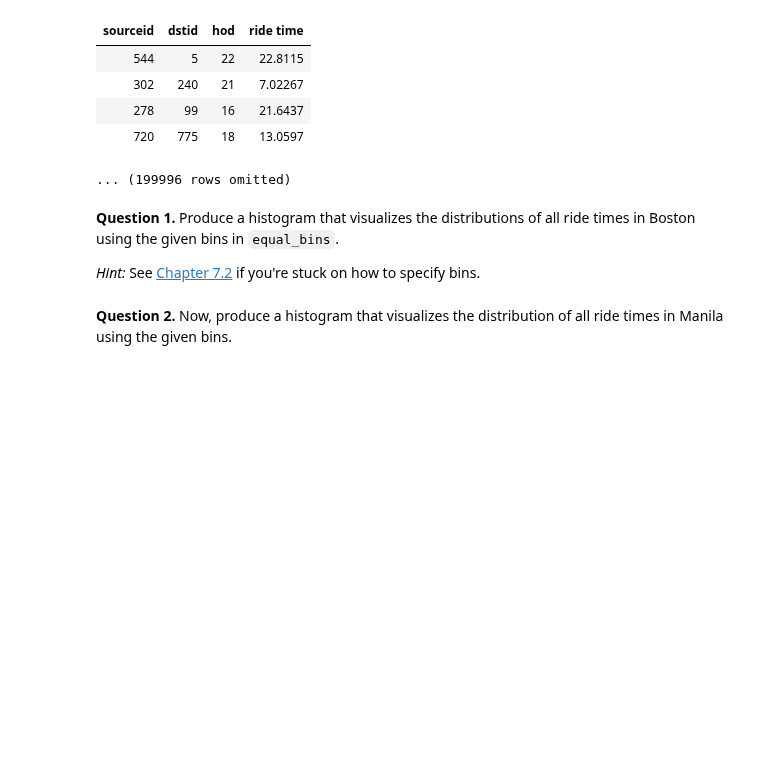
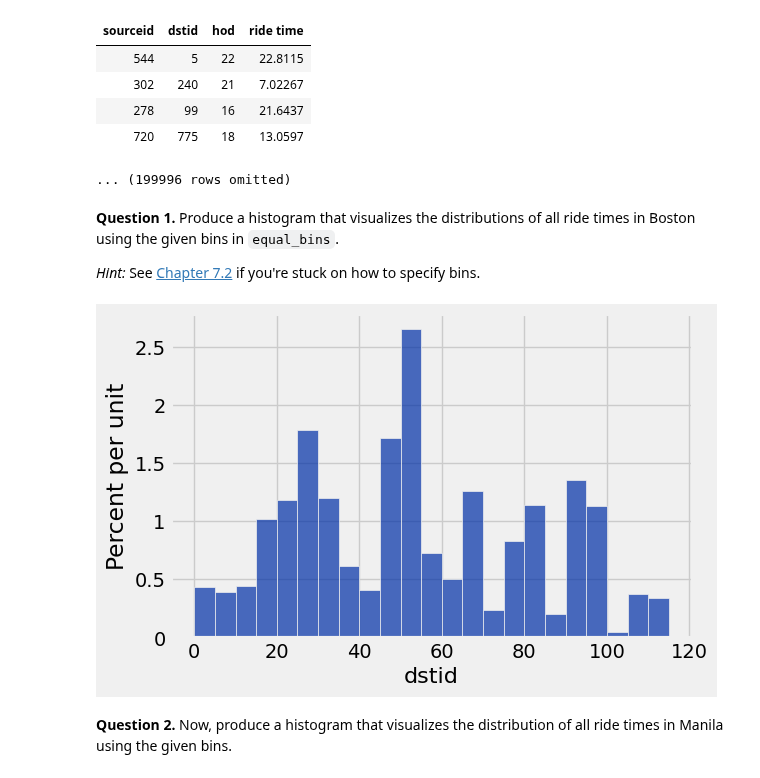
Before and after one commit to bwinterstein/Intro-Data, a Jupyter notebook: Homework/hw03.ipynb, the cells around one changed output. Drawn from its saved outputs; the diff is of its cells as text; code cells hidden in the pictures; blank space fills up the shorter version.

```diff
--- a/Homework/hw03.ipynb
+++ b/Homework/hw03.ipynb
@@ -349,7 +349,9 @@ Manila Table
 *Hint:* See [Chapter 7.2](https://inferentialthinking.com/chapters/07/2/Visualizing_Numerical_Distributions.html) if you're stuck on how to specify bins.
 # %%
 equal_bins = np.arange(0, 120, 5)
-...
+boston.hist("dstid", bins = equal_bins)
+# %% [output]
+[figure, added]
 # %% [markdown]
 <!-- END QUESTION -->
 
```
Also changed, not shown: parts of 11 cells of this notebook, 1 other file.
